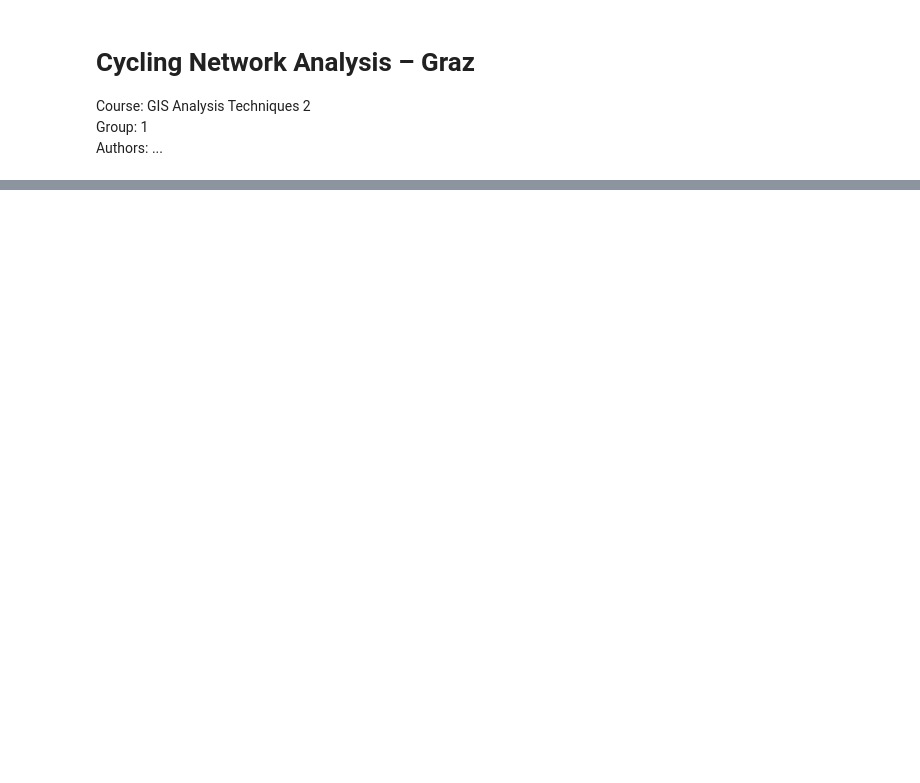
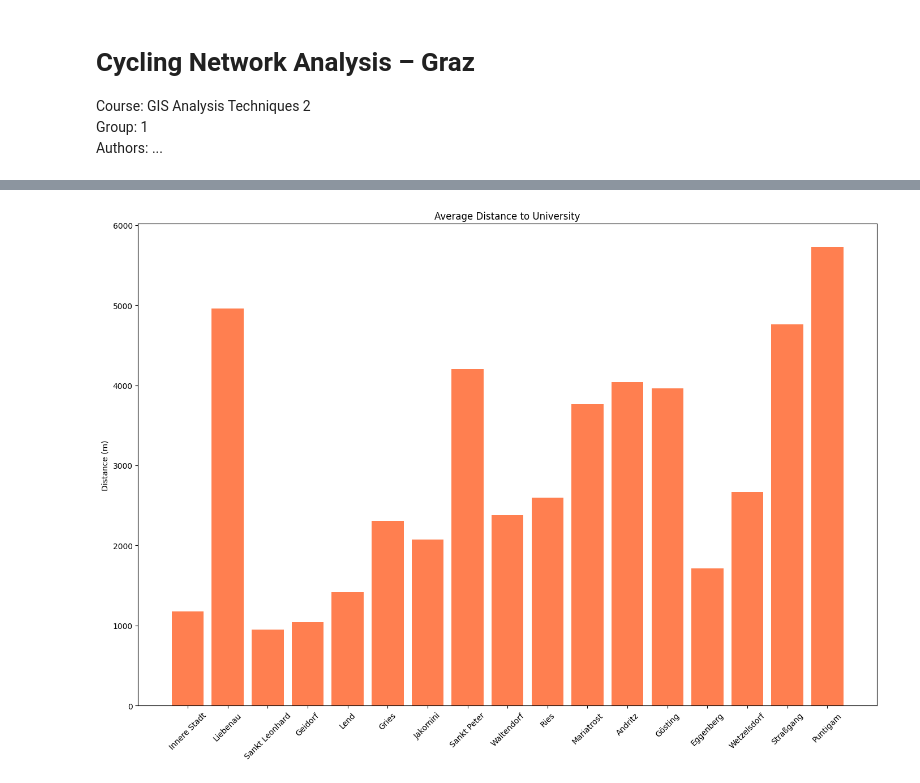
Before and after one commit to cryogen-tara/final-project-group1-cycling-network, a Jupyter notebook: notebooks/final-project-gr1.ipynb, the cells around one changed output, grey strips where cells are left out. Cells and saved outputs as stored; diff of their text form; code cells hidden in the pictures; blank space fills up the shorter version.

```diff
--- a/notebooks/final-project-gr1.ipynb
+++ b/notebooks/final-project-gr1.ipynb
@@ -247,0 +765,17 @@ graz_unis_snapped = graz_unis.drop_duplicates(subset=["nearest_node"]).copy()
+# %%
+# Create summary dataframe
+summary_df = pd.DataFrame([
+    {
+        'District': district_name,
+        'Total Routes': stats['total_routes'],
+        'Avg Distance (m)': stats['avg_distance_m'],
+        'Min Distance (m)': stats['min_distance_m'],
+        'Max Distance (m)': stats['max_distance_m'],
+    }
+    for district_name, stats in district_results.items()
+])
+
+print("\nDistrict Summary:")
+print(summary_df.to_string())
+
+# summary_df.to_csv("district_routes_summary.csv", index=False)
@@ -247,0 +802,13 @@ graz_unis_snapped = graz_unis.drop_duplicates(subset=["nearest_node"]).copy()
+# %%
+# Visualization 1: Bar charts for district statistics
+fig, axes = plt.subplots(figsize=(14, 10))
+
+plt.bar(summary_df['District'], summary_df['Avg Distance (m)'], color='coral')
+plt.title('Average Distance to University')
+plt.ylabel('Distance (m)')
+plt.tick_params(axis='x', rotation=45)
+
+plt.tight_layout()
+plt.show()
+# %% [output]
+[figure, added]
```
Also changed, not shown: parts of 13 cells of this notebook.
